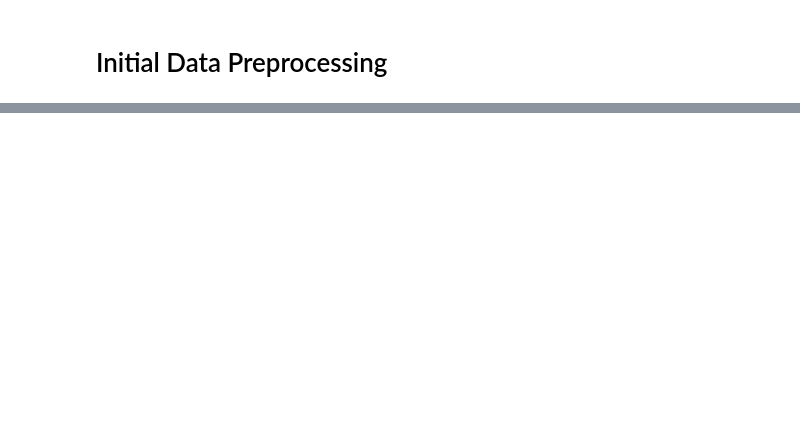
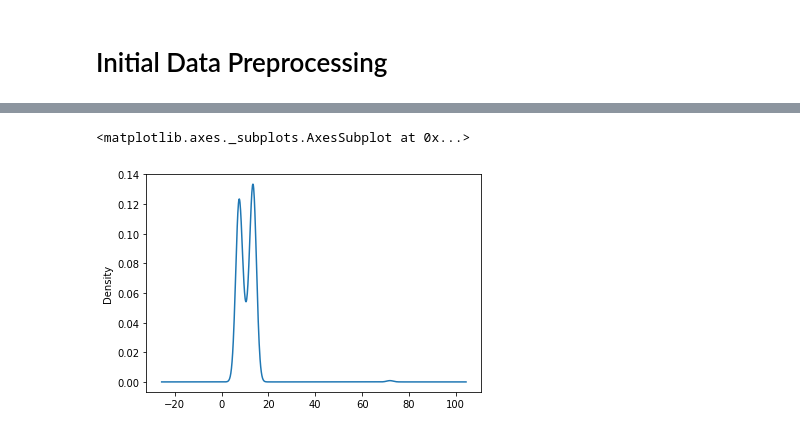
Before and after one commit to jesus-r-mendoza/Operations-Data-and-Mgmt-System, a Jupyter notebook: machine-learning/data-analysis/Data-Preprocessing.ipynb, the cells around one changed output, grey strips where cells are left out. Cells and saved outputs as stored; diff of their text form; code cells hidden in the pictures; blank space fills up the shorter version.

```diff
--- a/machine-learning/data-analysis/Data-Preprocessing.ipynb
+++ b/machine-learning/data-analysis/Data-Preprocessing.ipynb
@@ -42,0 +88,6 @@ datetime.datetime(2012, 11, 11, 0, 0)
+# %%
+# series[2].plot()
+series[2].plot(kind='kde')
+# %% [output]
+<matplotlib.axes._subplots.AxesSubplot at 0x...>
+[figure, added]
```
Also changed, not shown: parts of 13 cells of this notebook.
